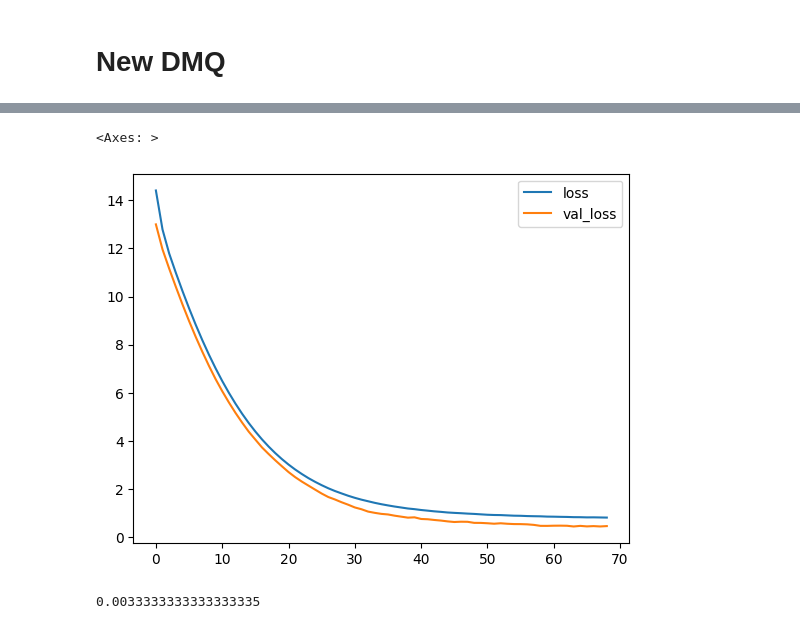
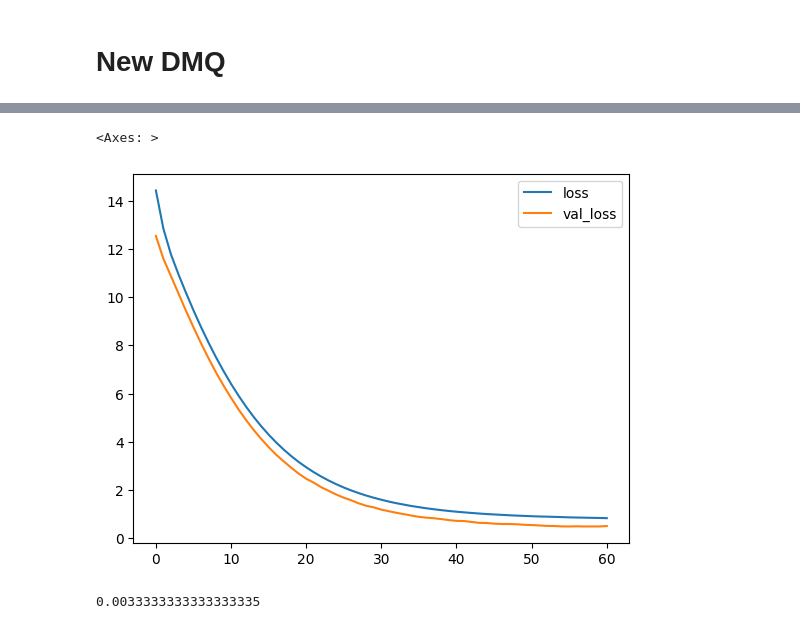
Before and after one commit to rproner1/MacroAtRisk, a Jupyter notebook: tuning.ipynb, the cells around one changed output, grey strips where cells are left out. Drawn from its saved outputs; the diff is of its cells as text; code cells hidden in the pictures.

```diff
--- a/tuning.ipynb
+++ b/tuning.ipynb
@@ -396,9 +396,9 @@ builder_params = {
     'n_recurrent_layers': 2,
     'n_shared_layers': 2,
     'n_qtask_layers': 2,
-    'n_recurrent_nodes': 16,
-    'n_shared_nodes':16,
-    'n_task_nodes': 8,
+    'n_recurrent_nodes': 32,
+    'n_shared_nodes':32,
+    'n_task_nodes': 32,
     'initializer': 'he_normal',
     'quantiles': QUANTILES,
     'loss_weights':  None,
@@ -428,7 +428,7 @@ early_stopping = EarlyStopping(
 )
 
 history = model.fit(
-    X_train_rnn[-120:],
+    X_train_rnn_full[-120:],
     y_train_rnn_full[-120:],
     epochs=200,
     batch_size=4,
@@ -462,5 +462,5 @@ Epoch 69/200
 <Axes: >
-[figure, old version]
+[figure, new version]
 # %%
 0.2/60
 # %% [output]
```
Also changed, not shown: parts of 3 cells of this notebook.
